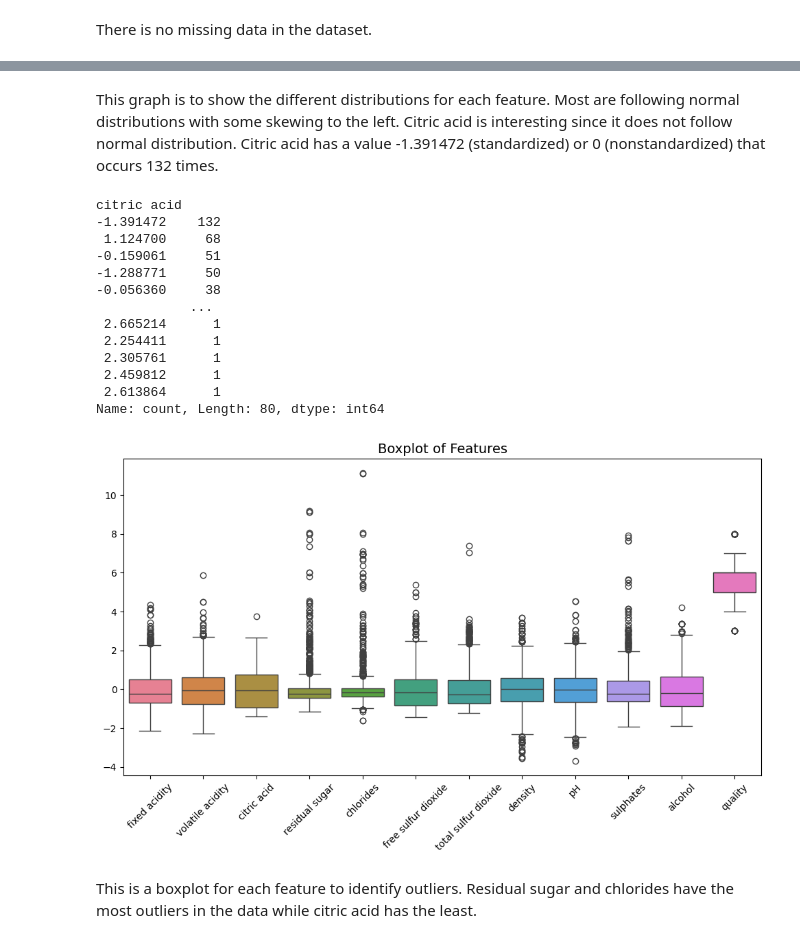
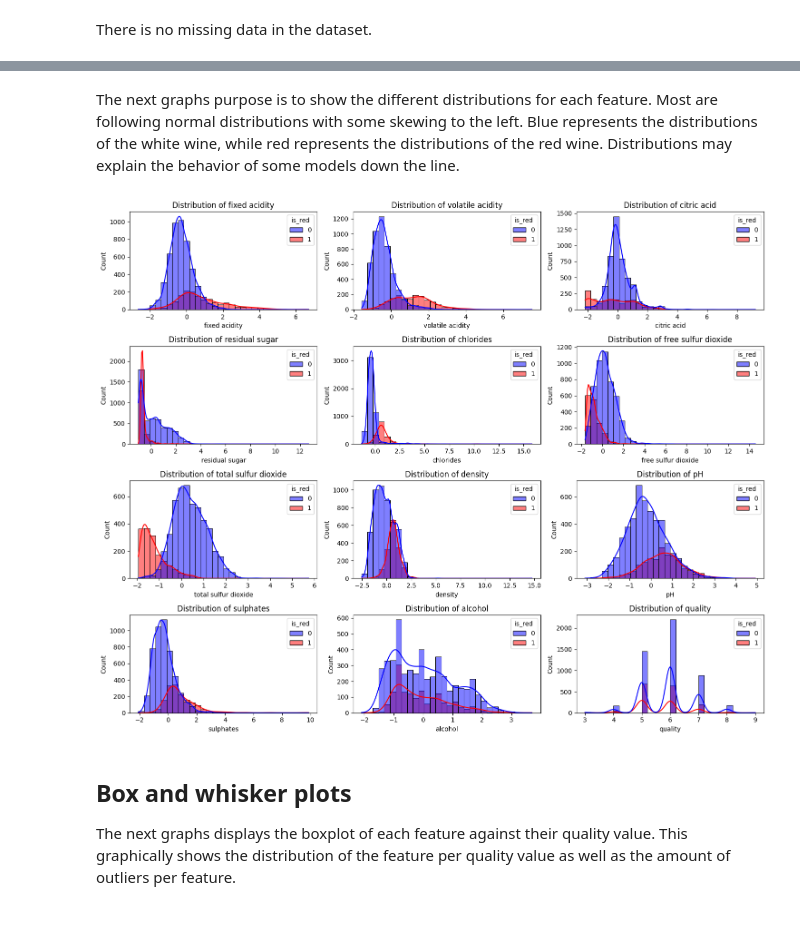
Before and after one commit to Jared-Javillo/wine-quality, a Jupyter notebook: notebooks/exploratory/0.1-javillo-visualize-distributions.ipynb, the cells around one changed output, grey strips where cells are left out. Saved outputs shown, nothing was run; the diff lists cells and outputs as text; code cells hidden in the pictures.

```diff
--- a/notebooks/exploratory/0.1-javillo-visualize-distributions.ipynb
+++ b/notebooks/exploratory/0.1-javillo-visualize-distributions.ipynb
@@ -154,40 +192,25 @@ plt.show()
-# %% [markdown]
-This graph is to show the different distributions for each feature. Most are following normal distributions with some skewing to the left. Citric acid is interesting since it does not follow normal distribution. Citric acid has a value -1.391472 (standardized) or 0 (nonstandardized) that occurs 132 times.
-# %%
-final_df["citric acid"].value_counts()
-# %% [output]
-citric acid
--1.391472    132
- 1.124700     68
--0.159061     51
--1.288771     50
--0.056360     38
-            ...
- 2.665214      1
- 2.254411      1
- 2.305761      1
- 2.459812      1
- 2.613864      1
-Name: count, Length: 80, dtype: int64
-# %%
-# Set figure size
-plt.figure(figsize=(12, 6))
-
-# Create box plots for all numerical columns
-sns.boxplot(data=final_df)
-
-# Title
-plt.title("Boxplot of Features", fontsize=14)
-
-# Rotate x-axis labels for readability
-plt.xticks(rotation=45)
-
-# Show plot
-plt.show()
-# %% [output]
-[figure, removed]
-# %% [markdown]
-This is a boxplot for each feature to identify outliers. Residual sugar and chlorides have the most outliers in the data while citric acid has the least.
+# %% [markdown]
+The next graphs purpose is to show the different distributions for each feature. Most are following normal distributions with some skewing to the left. Blue represents the distributions of the white wine, while red represents the distributions of the red wine. Distributions may explain the behavior of some models down the line.
+# %%
+features = final_df.columns.drop("is_red")  # Exclude 'is_red' from numerical features
+
+# Create subplots
+fig, axes = plt.subplots(nrows=4, ncols=3, figsize=(15, 12))
+axes = axes.flatten()
+
+# Plot histograms for each feature
+for i, feature in enumerate(features):
+    sns.histplot(data=final_df, x=feature, hue="is_red", kde=True, bins=30, palette=["blue", "red"], ax=axes[i])
+    axes[i].set_title(f"Distribution of {feature}")
+
+# Adjust layout
+plt.tight_layout()
+plt.show()
+# %% [output]
+[figure, added]
+# %% [markdown]
+## Box and whisker plots
+The next graphs displays the boxplot of each feature against their quality value. This graphically shows the distribution of the feature per quality value as well as the amount of outliers per feature.
 # %%
 fig, axes = plt.subplots(3, 4, figsize=(20, 14))  # Adjust grid size based on features
 axes = axes.flatten()
```
Also changed, not shown: parts of 12 cells of this notebook, 1 other file.
